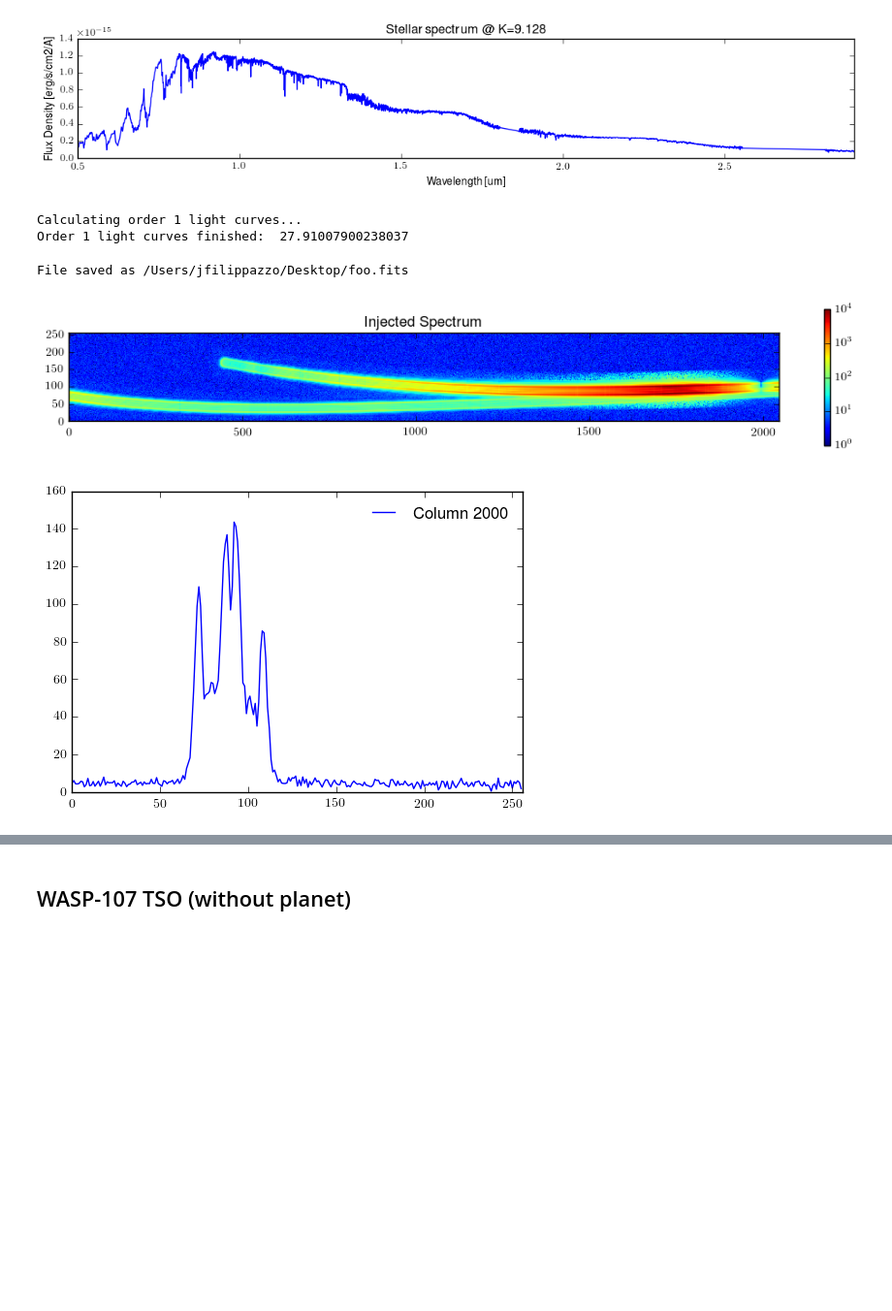
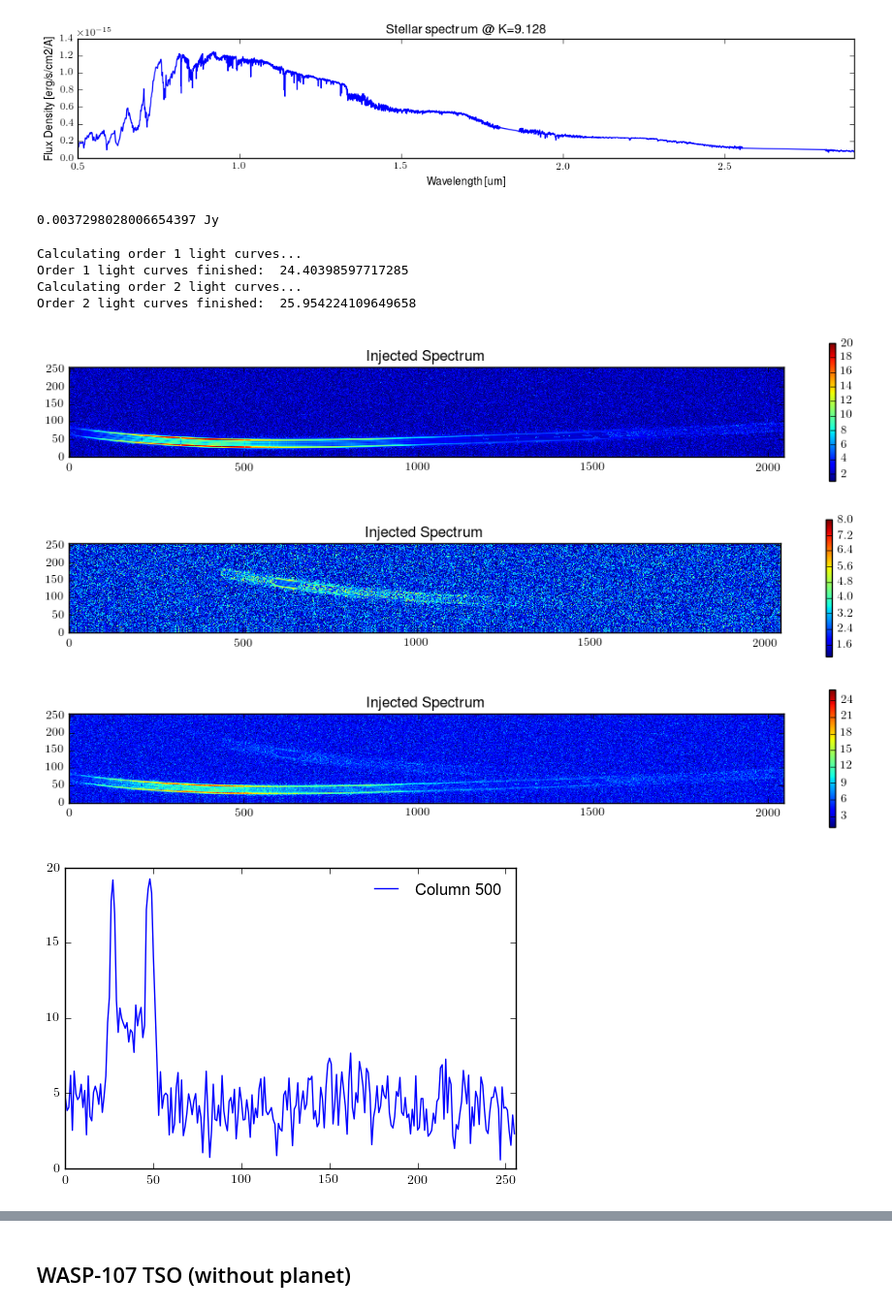
Before and after one commit to spacetelescope/awesimsoss, a Jupyter notebook: notebooks/AWESim_SOSS.ipynb, the cells around one changed output, grey strips where cells are left out. Shown at 97% size. Drawn from its saved outputs; the diff is of its cells as text; code cells hidden in the pictures; blank space fills up the shorter version.

Commit message:
Fixed the injected order 2 trace.

```diff
--- a/notebooks/AWESim_SOSS.ipynb
+++ b/notebooks/AWESim_SOSS.ipynb
@@ -130,26 +130,34 @@ plt.xlabel('Wavelength [um]')
 # %% [output]
 <matplotlib.text.Text at 0x...>
 [figure]
+# %%
+flux = np.interp(2.159, wave_s, flux_s)*q.erg/q.s/q.cm**2/q.AA
+flux *= (2.159**2*q.um**2)/ac.c
+print(flux.to(q.Jy))
+# %% [output]
+0.0037298028006654397 Jy
 # %%
 # Initialize and run the simulation
 ngrps, nints = 3, 100
 TSO2 = awesim.TSO(ngrps, nints, M4)
-TSO2.run_simulation(orders=1)
+TSO2.run_simulation()
 # %% [output]
 Calculating order 1 light curves...
-Order 1 light curves finished:  27.91007900238037
+Order 1 light curves finished:  24.40398597717285
+Calculating order 2 light curves...
+Order 2 light curves finished:  25.954224109649658
-# %%
-TSO2.to_fits('/Users/jfilippazzo/Desktop/foo.fits')
-# %% [output]
-File saved as /Users/jfilippazzo/Desktop/foo.fits
 # %%
 # Take a look!
-TSO2.plot_frame()
+TSO2.plot_frame(order=1, scale='linear')
+TSO2.plot_frame(order=2, scale='linear')
+TSO2.plot_frame(scale='linear')
 plt.figure()
-TSO2.plot_slice(2000)
+TSO2.plot_slice(500)
 # %% [output]
-[figure, old version]
+[figure, new version]
-[figure, old version]
+[figure, new version]
+[figure, added]
+[figure, added]
 # %%
 TSO2.plot_spectrum(order=1)
 # %% [output]
```
Also changed, not shown: parts of 1 cell of this notebook, 1 other file.
